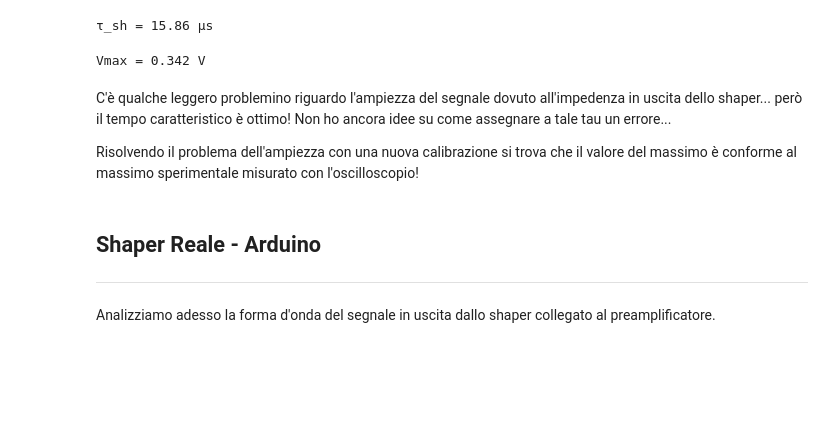
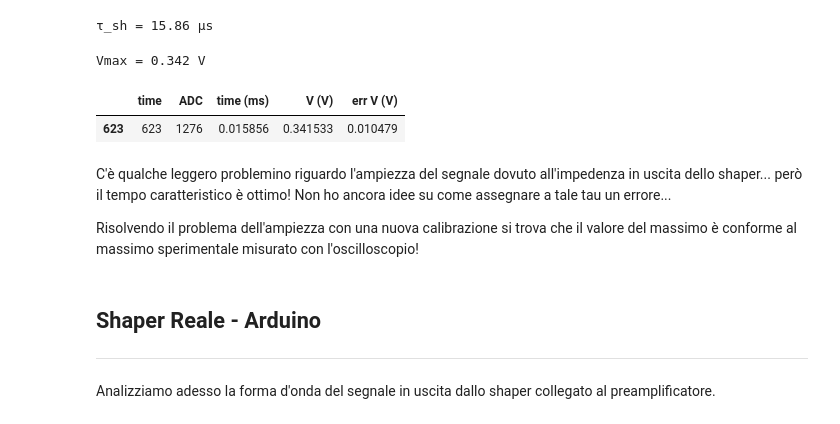
Before and after one commit to niklai99/physics_laboratory_2020_2021, a Jupyter notebook: CATENA ELETTRONICA/Python/Shaper - Analysis.ipynb, the cells around one changed output. Drawn from its saved outputs; the diff is of its cells as text; code cells hidden in the pictures; blank space fills up the shorter version.

```diff
--- a/CATENA ELETTRONICA/Python/Shaper - Analysis.ipynb
+++ b/CATENA ELETTRONICA/Python/Shaper - Analysis.ipynb
@@ -291,6 +291,11 @@ print(
 )
 # %% [output]
 Vmax = 0.342 V
+# %%
+data_max
+# %% [output]
+|  | time | ADC | time (ms) | V (V) | err V (V) |
+| 623 | 623 | 1276 | 0.015856 | 0.341533 | 0.010479 |
 # %% [markdown]
 C'è qualche leggero problemino riguardo l'ampiezza del segnale dovuto all'impedenza in uscita dello shaper... però il tempo caratteristico è ottimo! Non ho ancora idee su come assegnare a tale tau un errore...
 
```
Also changed, not shown: parts of 1 cell of this notebook, 9 other files.
